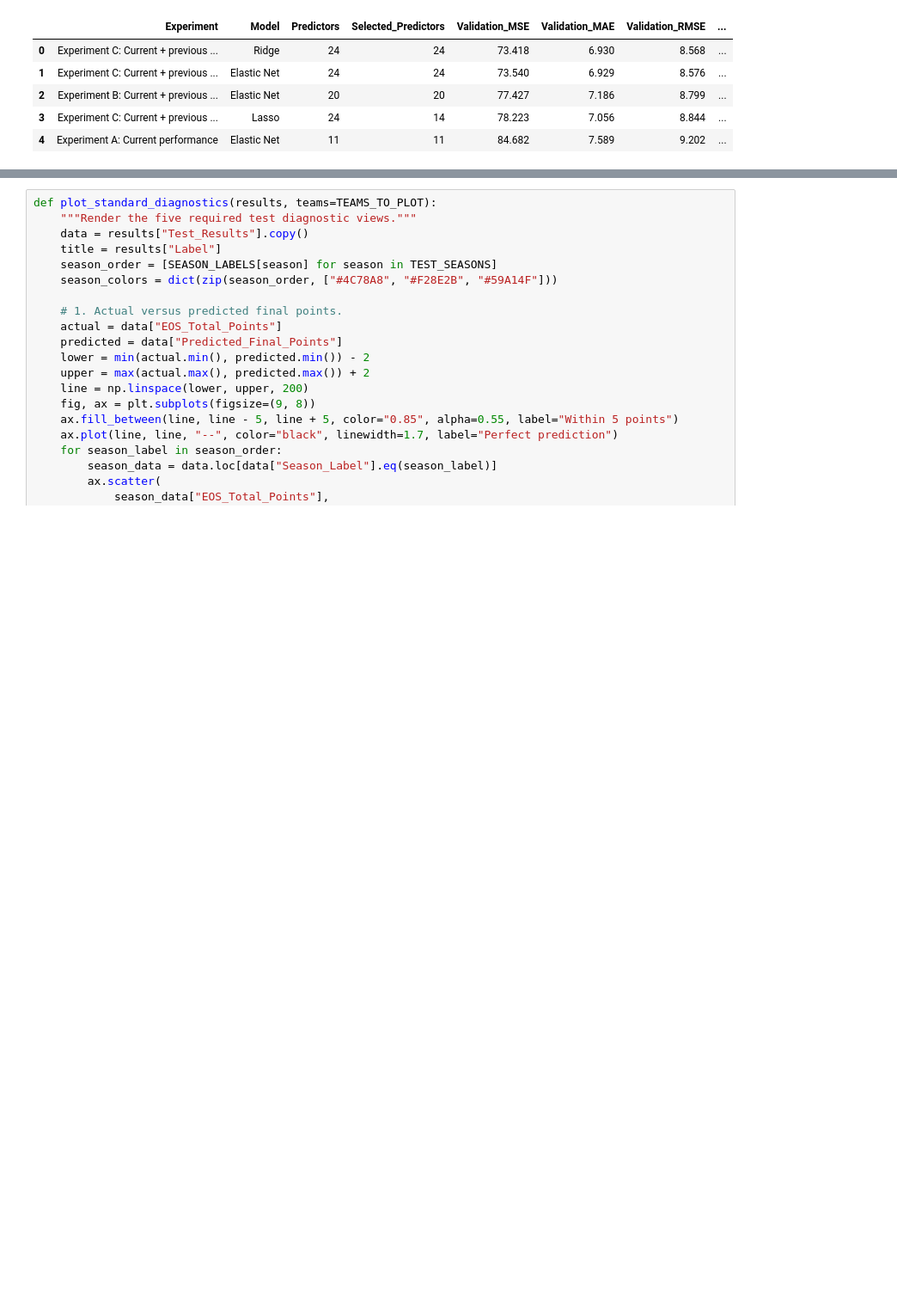
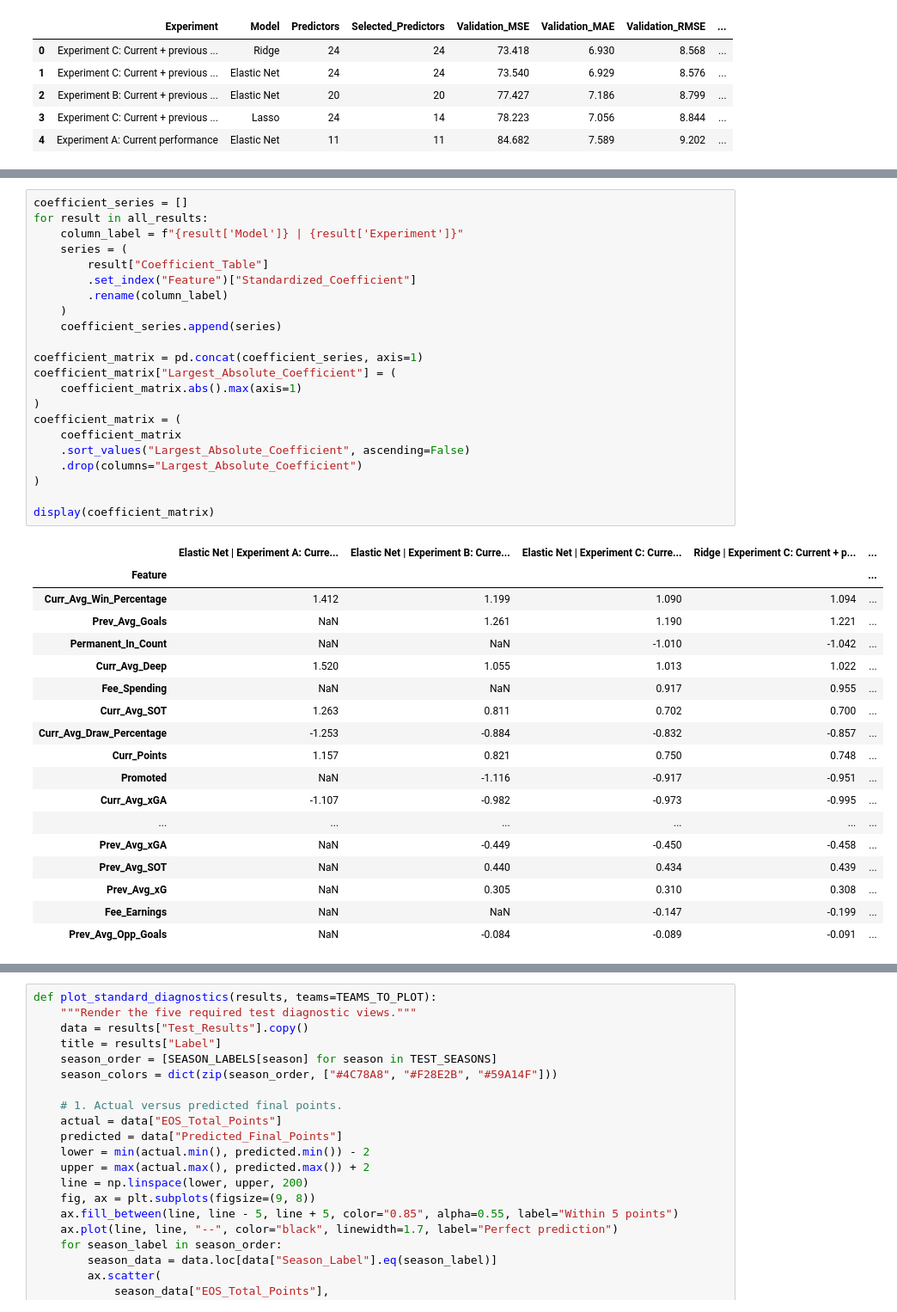
Before and after one commit to MichaelKolby1/epl_results_prediction, a Jupyter notebook: notebooks/primary_models/primary.ipynb, the cells around one changed output, grey strips where cells are left out. Shown at 86% size. Drawn from its saved outputs; the diff is of its cells as text; blank space fills up the shorter version.

```diff
--- a/notebooks/primary_models/primary.ipynb
+++ b/notebooks/primary_models/primary.ipynb
@@ -409 +415,42 @@ display(comparison)
+# %%
+coefficient_series = []
+for result in all_results:
+    column_label = f"{result['Model']} | {result['Experiment']}"
+    series = (
+        result["Coefficient_Table"]
+        .set_index("Feature")["Standardized_Coefficient"]
+        .rename(column_label)
+    )
+    coefficient_series.append(series)
+
+coefficient_matrix = pd.concat(coefficient_series, axis=1)
+coefficient_matrix["Largest_Absolute_Coefficient"] = (
+    coefficient_matrix.abs().max(axis=1)
+)
+coefficient_matrix = (
+    coefficient_matrix
+    .sort_values("Largest_Absolute_Coefficient", ascending=False)
+    .drop(columns="Largest_Absolute_Coefficient")
+)
+
+display(coefficient_matrix)
+# %% [output]
+|  | Elastic Net | Experiment A: Curre... | Elastic Net | Experiment B: Curre... | Elastic Net | Experiment C: Curre... | Ridge | Experiment C: Current + p... | ... |
+| Feature |  |  |  |  | ... |
+| Curr_Avg_Win_Percentage | 1.412 | 1.199 | 1.090 | 1.094 | ... |
+| Prev_Avg_Goals | NaN | 1.261 | 1.190 | 1.221 | ... |
+| Permanent_In_Count | NaN | NaN | -1.010 | -1.042 | ... |
+| Curr_Avg_Deep | 1.520 | 1.055 | 1.013 | 1.022 | ... |
+| Fee_Spending | NaN | NaN | 0.917 | 0.955 | ... |
+| Curr_Avg_SOT | 1.263 | 0.811 | 0.702 | 0.700 | ... |
+| Curr_Avg_Draw_Percentage | -1.253 | -0.884 | -0.832 | -0.857 | ... |
+| Curr_Points | 1.157 | 0.821 | 0.750 | 0.748 | ... |
+| Promoted | NaN | -1.116 | -0.917 | -0.951 | ... |
+| Curr_Avg_xGA | -1.107 | -0.982 | -0.973 | -0.995 | ... |
+| ... | ... | ... | ... | ... | ... |
+| Prev_Avg_xGA | NaN | -0.449 | -0.450 | -0.458 | ... |
+| Prev_Avg_SOT | NaN | 0.440 | 0.434 | 0.439 | ... |
+| Prev_Avg_xG | NaN | 0.305 | 0.310 | 0.308 | ... |
+| Fee_Earnings | NaN | NaN | -0.147 | -0.199 | ... |
+| Prev_Avg_Opp_Goals | NaN | -0.084 | -0.089 | -0.091 | ... |
 # %% [markdown]
```
Also changed, not shown: parts of 2 cells of this notebook, 2 other files.
